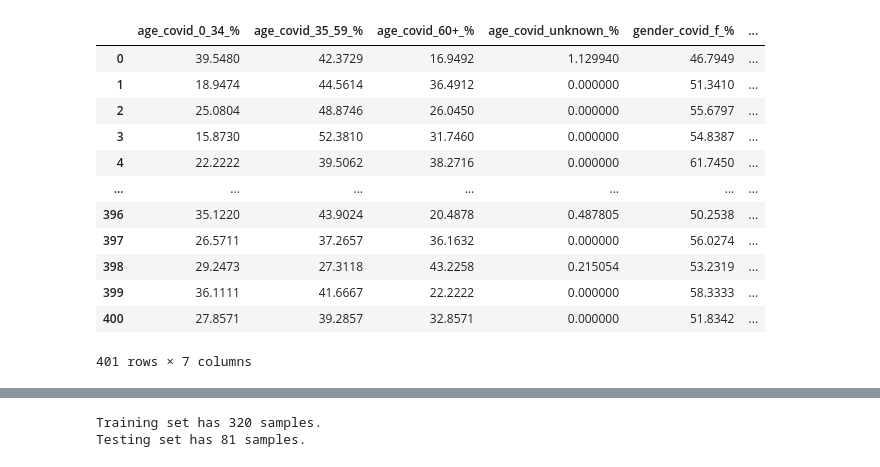
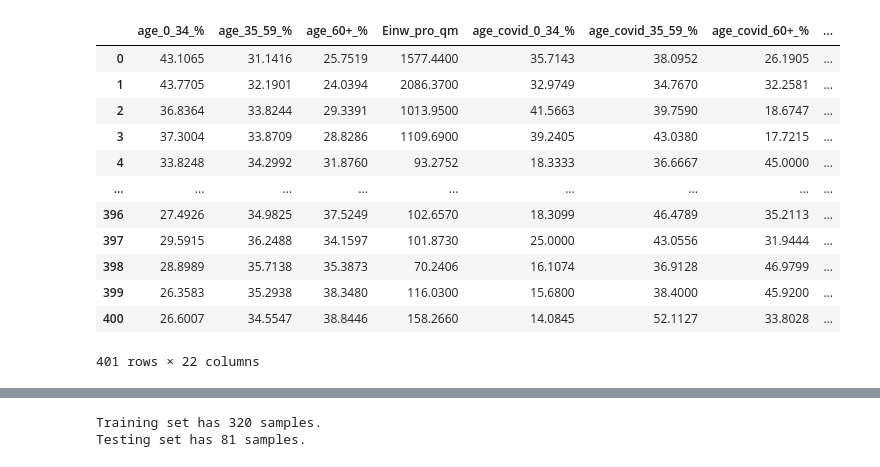
Before and after one commit to DS1-ATeam/covid-19, a Jupyter notebook: code/Lineare Regression - Sterberate nach Alter und Geschlecht.ipynb, the cells around one changed output, grey strips where cells are left out. Cells and saved outputs as stored; diff of their text form; code cells hidden in the pictures.

```diff
--- a/code/Lineare Regression - Sterberate nach Alter und Geschlecht.ipynb
+++ b/code/Lineare Regression - Sterberate nach Alter und Geschlecht.ipynb
@@ -8,7 +8,7 @@ from sklearn.model_selection import train_test_split
 ConnectionFactory.add_connection(Configuration.db_connection)
 # %%
 pre_processor = DataPreProcessor()
-ks_repo = KreiseSterberateRepository('kreise_sterberate', Configuration.db_connection)
+ks_repo = GesamtRepository('Gesamt', Configuration.db_connection)
 # %%
 df = ks_repo.find_all()
 df
@@ -29,17 +29,22 @@ df
 # %%
-features_raw, targets_raw = pre_processor.split_features(df.drop(['index', 'Landkreis', 'Bundesland', 'ID_LK_SK', 'LK_SK'], axis=1), ['Sterberate_%'])
+features_raw, targets_raw = pre_processor.split_features(df.drop([
+    'index', 'Landkreis', 'Bundesland', 'ID_LK_SK', 'LK_SK',
+    'Prävalenz',
+    'Prävalenz_plausibles_Intervall_untere_Grenze',
+    'Prävalenz_plausibles_Intervall_obere_Grenze'
+], axis=1), ['Sterberate_%'])
 features_raw
 # %% [output]
-|  | age_covid_0_34_% | age_covid_35_59_% | age_covid_60+_% | age_covid_unknown_% | gender_covid_f_% | ... |
-| 0 | 39.5480 | 42.3729 | 16.9492 | 1.129940 | 46.7949 | ... |
-| 1 | 18.9474 | 44.5614 | 36.4912 | 0.000000 | 51.3410 | ... |
-| 2 | 25.0804 | 48.8746 | 26.0450 | 0.000000 | 55.6797 | ... |
-| 3 | 15.8730 | 52.3810 | 31.7460 | 0.000000 | 54.8387 | ... |
-| 4 | 22.2222 | 39.5062 | 38.2716 | 0.000000 | 61.7450 | ... |
-| ... | ... | ... | ... | ... | ... | ... |
-| 396 | 35.1220 | 43.9024 | 20.4878 | 0.487805 | 50.2538 | ... |
-| 397 | 26.5711 | 37.2657 | 36.1632 | 0.000000 | 56.0274 | ... |
-| 398 | 29.2473 | 27.3118 | 43.2258 | 0.215054 | 53.2319 | ... |
-| 399 | 36.1111 | 41.6667 | 22.2222 | 0.000000 | 58.3333 | ... |
-| 400 | 27.8571 | 39.2857 | 32.8571 | 0.000000 | 51.8342 | ... |
+|  | age_0_34_% | age_35_59_% | age_60+_% | Einw_pro_qm | age_covid_0_34_% | age_covid_35_59_% | age_covid_60+_% | ... |
+| 0 | 43.1065 | 31.1416 | 25.7519 | 1577.4400 | 35.7143 | 38.0952 | 26.1905 | ... |
+| 1 | 43.7705 | 32.1901 | 24.0394 | 2086.3700 | 32.9749 | 34.7670 | 32.2581 | ... |
+| 2 | 36.8364 | 33.8244 | 29.3391 | 1013.9500 | 41.5663 | 39.7590 | 18.6747 | ... |
+| 3 | 37.3004 | 33.8709 | 28.8286 | 1109.6900 | 39.2405 | 43.0380 | 17.7215 | ... |
+| 4 | 33.8248 | 34.2992 | 31.8760 | 93.2752 | 18.3333 | 36.6667 | 45.0000 | ... |
+| ... | ... | ... | ... | ... | ... | ... | ... | ... |
+| 396 | 27.4926 | 34.9825 | 37.5249 | 102.6570 | 18.3099 | 46.4789 | 35.2113 | ... |
+| 397 | 29.5915 | 36.2488 | 34.1597 | 101.8730 | 25.0000 | 43.0556 | 31.9444 | ... |
+| 398 | 28.8989 | 35.7138 | 35.3873 | 70.2406 | 16.1074 | 36.9128 | 46.9799 | ... |
+| 399 | 26.3583 | 35.2938 | 38.3480 | 116.0300 | 15.6800 | 38.4000 | 45.9200 | ... |
+| 400 | 26.6007 | 34.5547 | 38.8446 | 158.2660 | 14.0845 | 52.1127 | 33.8028 | ... |
-401 rows × 7 columns
+401 rows × 22 columns
```
Also changed, not shown: parts of 12 cells of this notebook, 2 other files.
